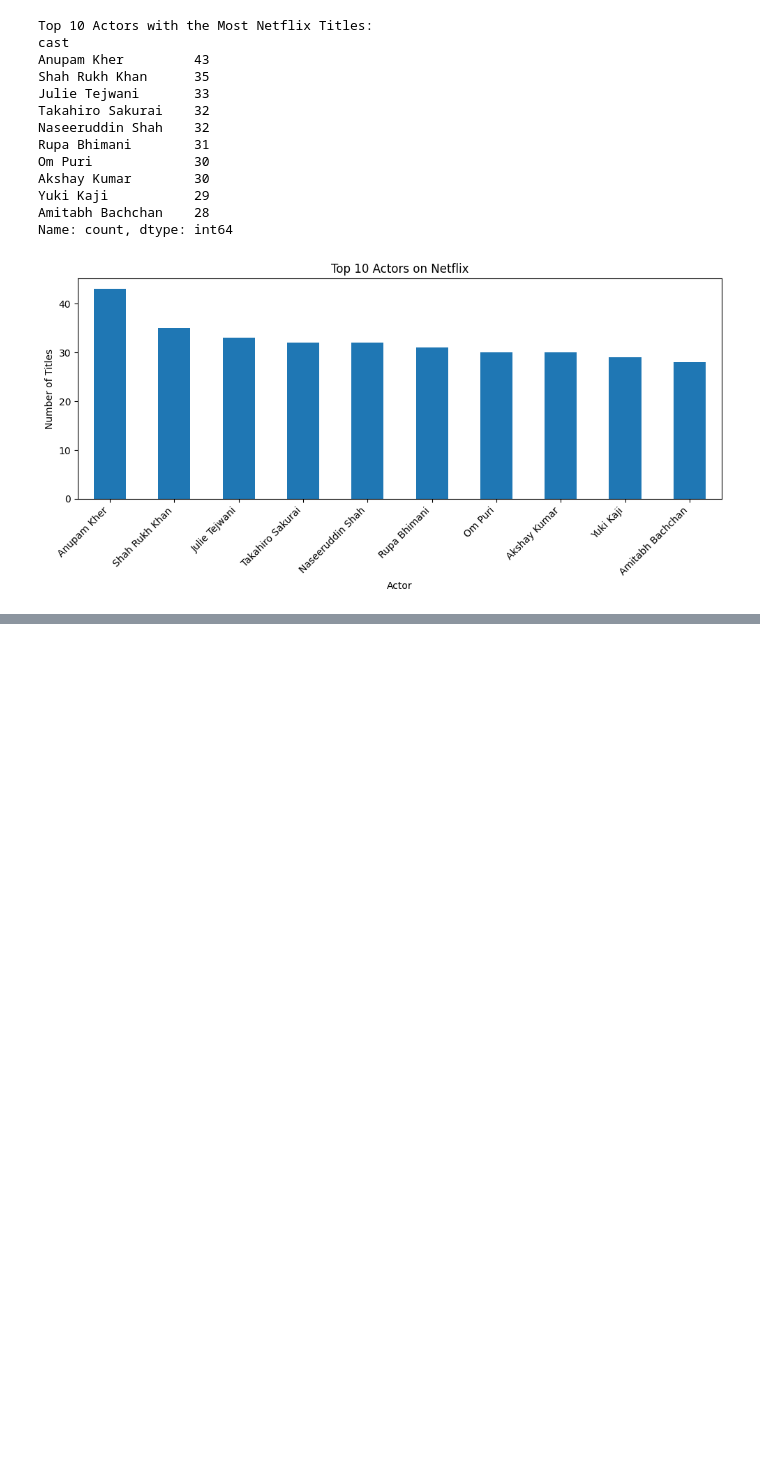
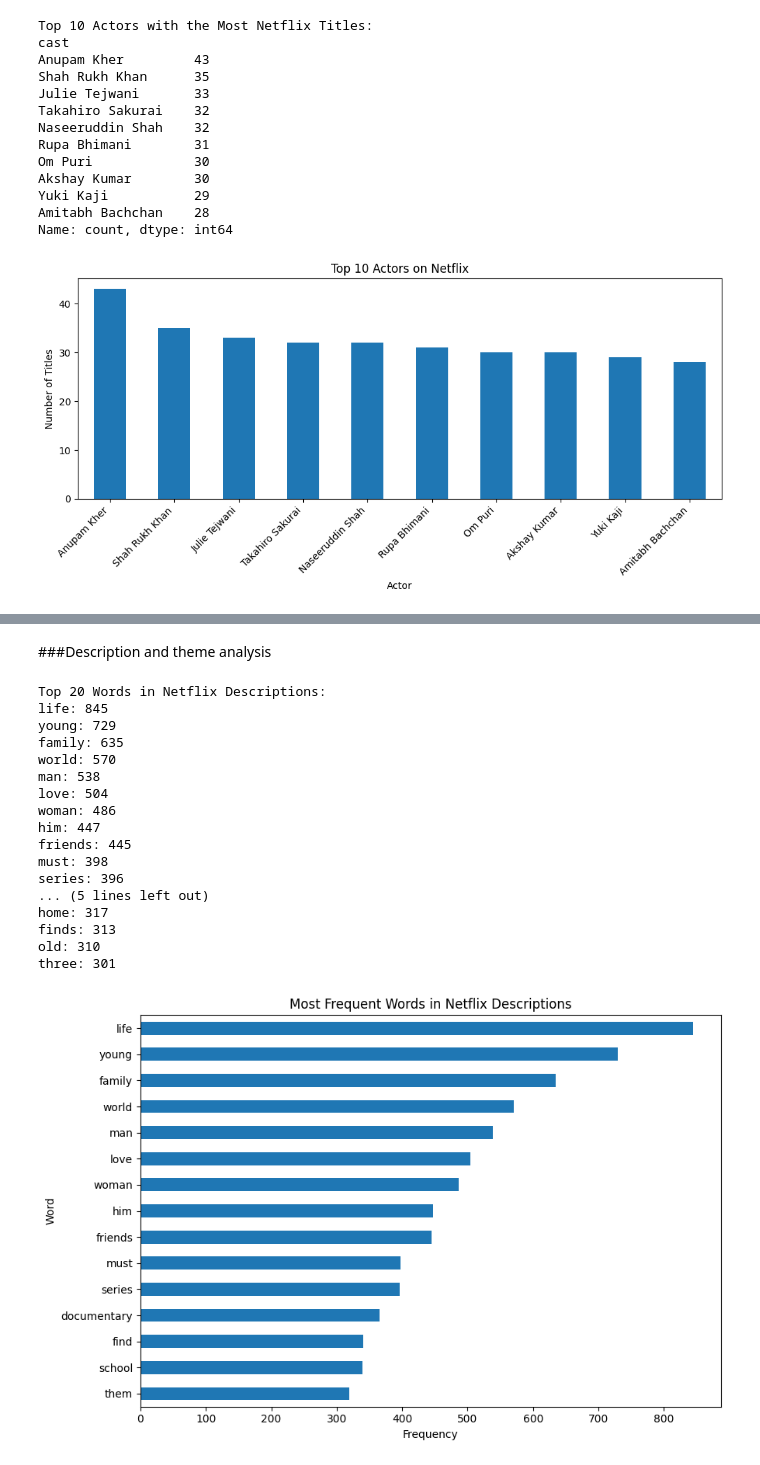
Before and after one commit to Sania1808/netflix-analytics-project, a Jupyter notebook: notebooks/Content_Analysis.ipynb, the cells around one changed output, grey strips where cells are left out. Drawn from its saved outputs; the diff is of its cells as text; code cells hidden in the pictures; blank space fills up the shorter version.

```diff
--- a/notebooks/Content_Analysis.ipynb
+++ b/notebooks/Content_Analysis.ipynb
@@ -320,0 +336,68 @@ Name: count, dtype: int64
+# %% [markdown]
+###Description and theme analysis
+# %%
+# 5. Description and Theme Analysis
+
+import re
+from collections import Counter
+
+stop_words = {
+    "the", "a", "an", "and", "or", "of", "to", "in", "on",
+    "for", "with", "as", "by", "at", "from", "is", "are",
+    "his", "her", "their", "he", "she", "they", "who",
+    "when", "after", "before", "into", "but", "while",
+    "this", "that", "it", "its", "be", "has", "have",
+    "about", "up", "out", "over", "new", "one", "two"
+}
+
+descriptions = df["description"].dropna()
+
+words = []
+
+for description in descriptions:
+    tokens = re.findall(
+        r"\b[a-zA-Z]{3,}\b",
+        description.lower()
+    )
+
+    words.extend(
+        word for word in tokens
+        if word not in stop_words
+    )
+
+word_counts = Counter(words)
+
+print("\nTop 20 Words in Netflix Descriptions:")
+for word, count in word_counts.most_common(20):
+    print(f"{word}: {count}")
+
+top_words = pd.Series(dict(word_counts.most_common(15)))
+
+top_words.sort_values().plot(
+    kind="barh", figsize=(9, 6)
+)
+
+plt.title("Most Frequent Words in Netflix Descriptions")
+plt.xlabel("Frequency")
+plt.ylabel("Word")
+plt.tight_layout()
+plt.show()
+# %% [output]
+Top 20 Words in Netflix Descriptions:
+life: 845
+young: 729
+family: 635
+world: 570
+man: 538
+love: 504
+woman: 486
+him: 447
+friends: 445
+must: 398
+series: 396
+... (5 lines left out)
+home: 317
+finds: 313
+old: 310
+three: 301
+[figure, added]
```
Also changed, not shown: parts of 12 cells of this notebook.
